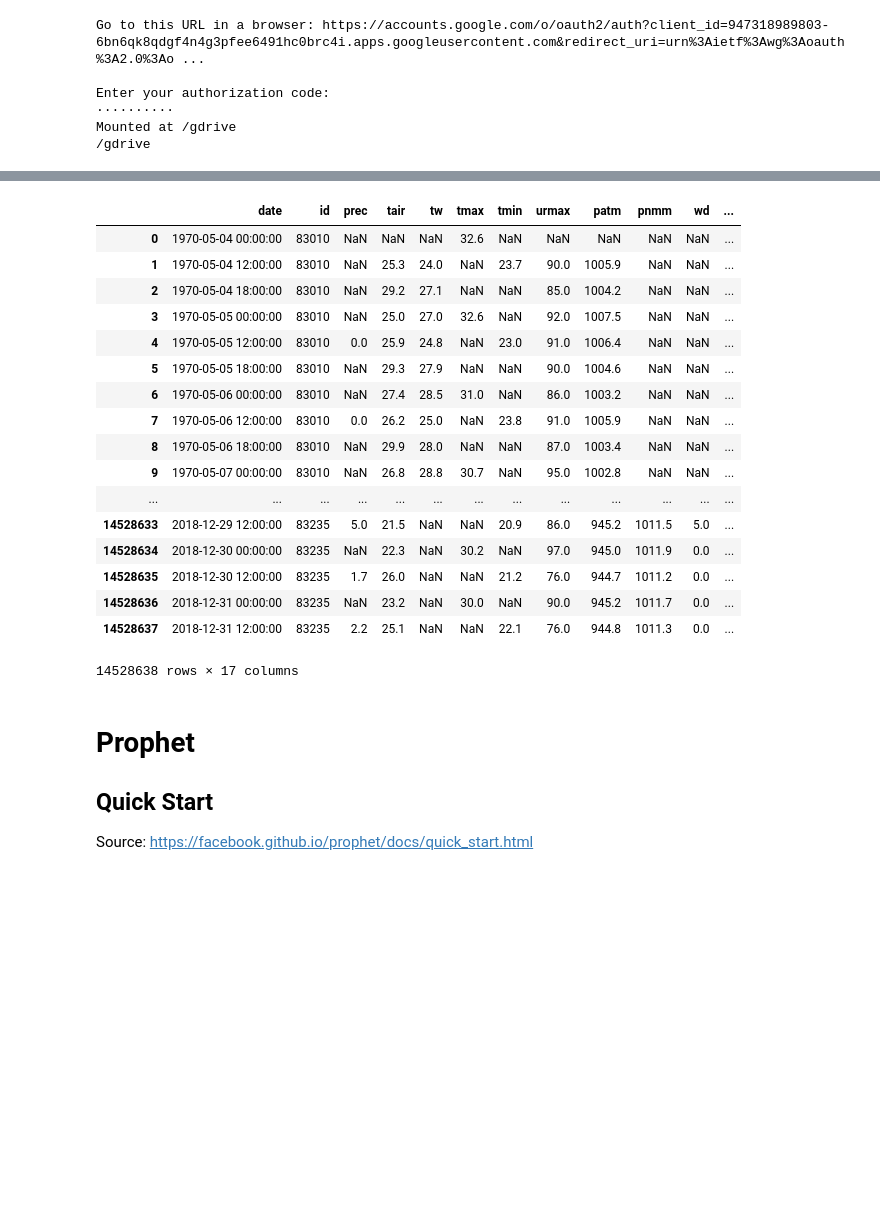
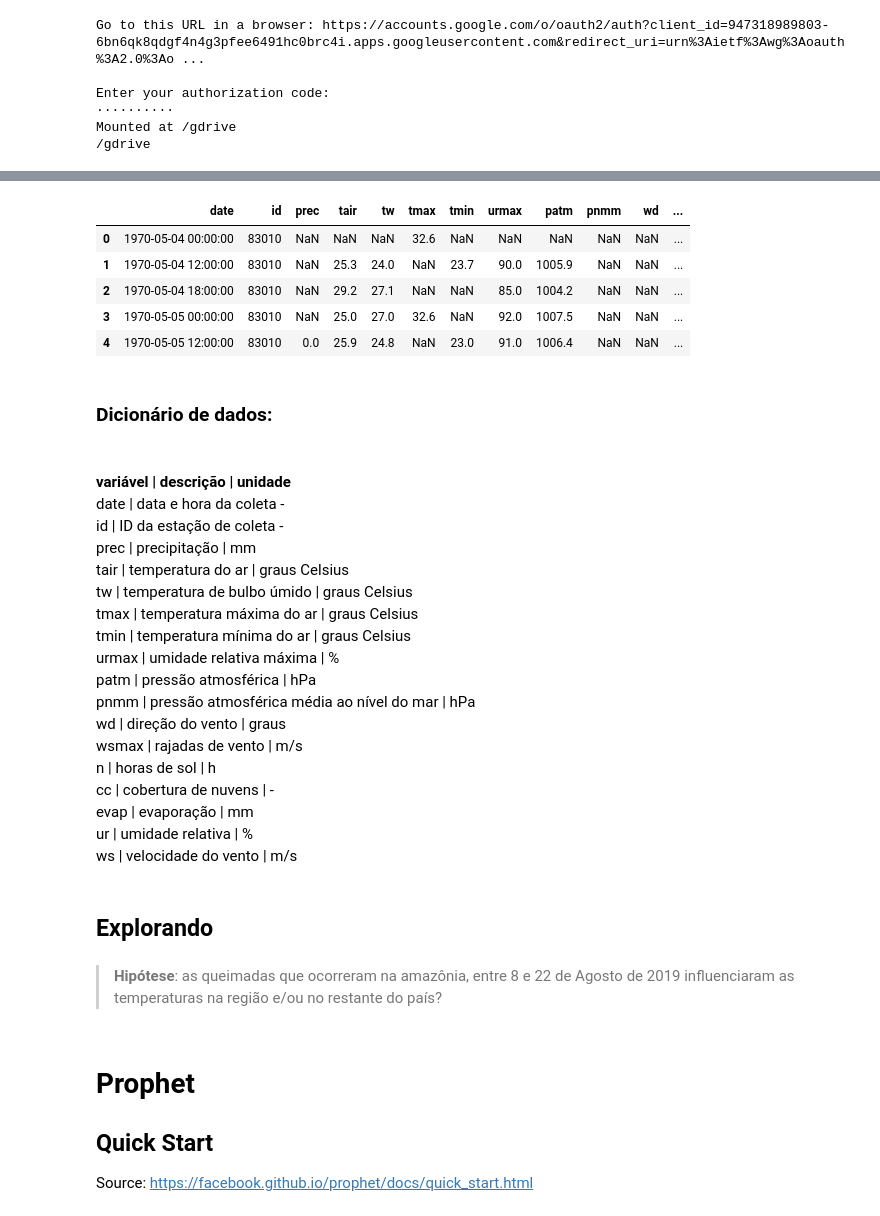
Before and after one commit to andrefellipe/ccd, a Jupyter notebook: main.ipynb, the cells around one changed output, grey strips where cells are left out. Saved outputs shown, nothing was run; the diff lists cells and outputs as text; code cells hidden in the pictures; blank space fills up the shorter version.

```diff
--- a/main.ipynb
+++ b/main.ipynb
@@ -39,24 +25,37 @@ df = pd.read_csv('inmetr.csv')
 # %%
-df
+df.head()
 # %% [output]
 |  | date | id | prec | tair | tw | tmax | tmin | urmax | patm | pnmm | wd | ... |
 | 0 | 1970-05-04 00:00:00 | 83010 | NaN | NaN | NaN | 32.6 | NaN | NaN | NaN | NaN | NaN | ... |
 | 1 | 1970-05-04 12:00:00 | 83010 | NaN | 25.3 | 24.0 | NaN | 23.7 | 90.0 | 1005.9 | NaN | NaN | ... |
 | 2 | 1970-05-04 18:00:00 | 83010 | NaN | 29.2 | 27.1 | NaN | NaN | 85.0 | 1004.2 | NaN | NaN | ... |
 | 3 | 1970-05-05 00:00:00 | 83010 | NaN | 25.0 | 27.0 | 32.6 | NaN | 92.0 | 1007.5 | NaN | NaN | ... |
 | 4 | 1970-05-05 12:00:00 | 83010 | 0.0 | 25.9 | 24.8 | NaN | 23.0 | 91.0 | 1006.4 | NaN | NaN | ... |
-| 5 | 1970-05-05 18:00:00 | 83010 | NaN | 29.3 | 27.9 | NaN | NaN | 90.0 | 1004.6 | NaN | NaN | ... |
-| 6 | 1970-05-06 00:00:00 | 83010 | NaN | 27.4 | 28.5 | 31.0 | NaN | 86.0 | 1003.2 | NaN | NaN | ... |
-| 7 | 1970-05-06 12:00:00 | 83010 | 0.0 | 26.2 | 25.0 | NaN | 23.8 | 91.0 | 1005.9 | NaN | NaN | ... |
-| 8 | 1970-05-06 18:00:00 | 83010 | NaN | 29.9 | 28.0 | NaN | NaN | 87.0 | 1003.4 | NaN | NaN | ... |
-| 9 | 1970-05-07 00:00:00 | 83010 | NaN | 26.8 | 28.8 | 30.7 | NaN | 95.0 | 1002.8 | NaN | NaN | ... |
-| ... | ... | ... | ... | ... | ... | ... | ... | ... | ... | ... | ... | ... |
-| 14528633 | 2018-12-29 12:00:00 | 83235 | 5.0 | 21.5 | NaN | NaN | 20.9 | 86.0 | 945.2 | 1011.5 | 5.0 | ... |
-| 14528634 | 2018-12-30 00:00:00 | 83235 | NaN | 22.3 | NaN | 30.2 | NaN | 97.0 | 945.0 | 1011.9 | 0.0 | ... |
-| 14528635 | 2018-12-30 12:00:00 | 83235 | 1.7 | 26.0 | NaN | NaN | 21.2 | 76.0 | 944.7 | 1011.2 | 0.0 | ... |
-| 14528636 | 2018-12-31 00:00:00 | 83235 | NaN | 23.2 | NaN | 30.0 | NaN | 90.0 | 945.2 | 1011.7 | 0.0 | ... |
-| 14528637 | 2018-12-31 12:00:00 | 83235 | 2.2 | 25.1 | NaN | NaN | 22.1 | 76.0 | 944.8 | 1011.3 | 0.0 | ... |
-14528638 rows × 17 columns
+# %% [markdown]
+### Dicionário de dados:
+# %% [markdown]
+<br><b>variável | descrição | unidade </b></br>
+<br>date | data e hora da coleta             -
+<br> id | ID da estação de coleta             -
+<br>prec | precipitação |       mm
+<br>tair | temperatura do ar  | graus Celsius
+<br>tw | temperatura de bulbo úmido |  graus Celsius
+<br>tmax | temperatura máxima do ar  | graus Celsius
+<br>tmin | temperatura mínima do ar  | graus Celsius
+<br>urmax | umidade relativa máxima  |             %
+<br>patm | pressão atmosférica         |    hPa
+<br>pnmm | pressão atmosférica média ao nível do mar  |           hPa
+<br>wd | direção do vento        |   graus
+<br>wsmax  |  rajadas de vento    |         m/s
+<br>n |  horas de sol          |     h
+<br>cc |   cobertura de nuvens    |           -
+<br>evap  |   evaporação        |      mm
+<br>ur  |   umidade relativa          |     %
+<br>ws   |   velocidade do vento       |      m/s
+# %% [markdown]
+## Explorando
+# %% [markdown]
+> **Hipótese**: as queimadas que ocorreram na amazônia, entre 8 e 22 de Agosto de 2019 influenciaram as temperaturas na região e/ou no restante do país?
 # %% [markdown]
 # Prophet
 ## Quick Start
```
Also changed, not shown: parts of 2 cells of this notebook.
